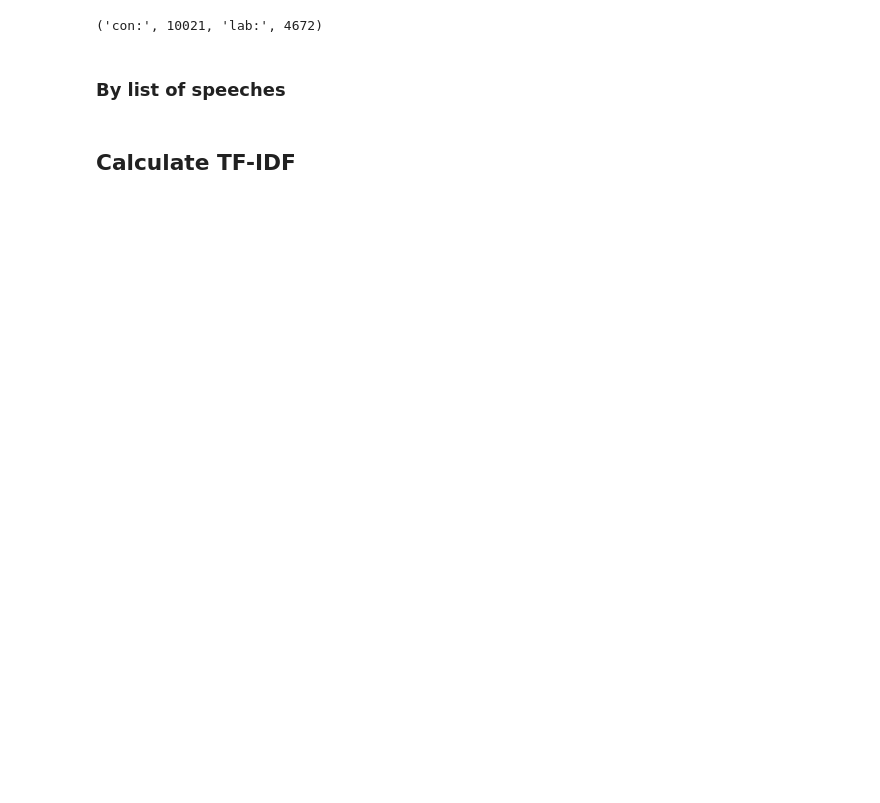
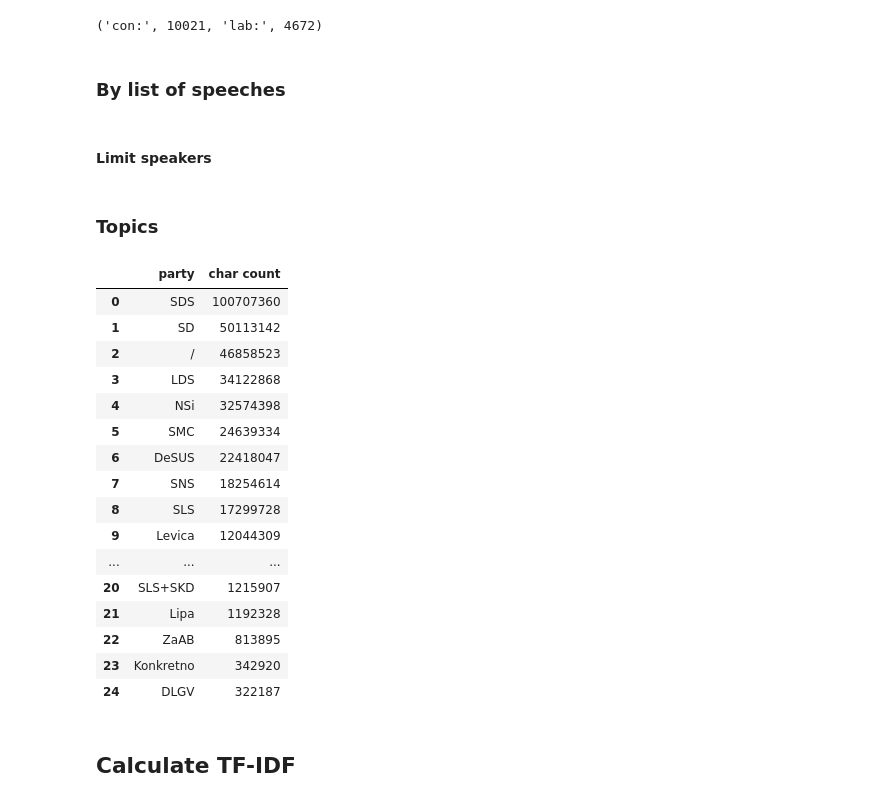
Before and after one commit to vidklopcic/dhh23, a Jupyter notebook: calculate_tf_idf_sklearn.ipynb, the cells around one changed output. Drawn from its saved outputs; the diff is of its cells as text; code cells hidden in the pictures; blank space fills up the shorter version.

```diff
--- a/calculate_tf_idf_sklearn.ipynb
+++ b/calculate_tf_idf_sklearn.ipynb
@@ -80,0 +101,2 @@ lemmas = [
+# %% [markdown]
+#### Limit speakers
@@ -81,3 +112,42 @@ lemmas = [
+# %% [markdown]
+### Topics
+# %%
+lemmas = []
+topic = 'healthcare'
+artefacts_by_topic = Path('artefacts/by_topic')
+healthcare = pd.read_feather(artefacts_by_topic / 'healthcare.feather')
+healthcare.count()
+speech2lemmas = sentences[Languages.si].groupby('speech_id').lemmas.apply(lambda x: ' '.join(x))
+
+for party, party_metadata in tqdm(metadata[metadata.language == Languages.si].groupby('Speaker_party')):
+    party = party if party.strip() else '/'
+    ids = [i for i in party_metadata.ID if i in speech2lemmas]
+    lemmas.append(
+        (party, ' '.join(speech2lemmas[ids]))
+    )
+lemmas = list(sorted(lemmas, key=lambda x: len(x[1]), reverse=True))
+rows = []
+for party, party_lemmas in lemmas:
+    rows.append([party, len(party_lemmas)])
+pd.DataFrame(rows, columns=['party', 'char count'])
+# %% [output]
+|  | party | char count |
+| 0 | SDS | 100707360 |
+| 1 | SD | 50113142 |
+| 2 | / | 46858523 |
+| 3 | LDS | 34122868 |
+| 4 | NSi | 32574398 |
+| 5 | SMC | 24639334 |
+| 6 | DeSUS | 22418047 |
+| 7 | SNS | 18254614 |
+| 8 | SLS | 17299728 |
+| 9 | Levica | 12044309 |
+| ... | ... | ... |
+| 20 | SLS+SKD | 1215907 |
+| 21 | Lipa | 1192328 |
+| 22 | ZaAB | 813895 |
+| 23 | Konkretno | 342920 |
+| 24 | DLGV | 322187 |
 # %% [markdown]
 ## Calculate TF-IDF
 # %%
```
Also changed, not shown: parts of 11 cells of this notebook, 3 other files.
